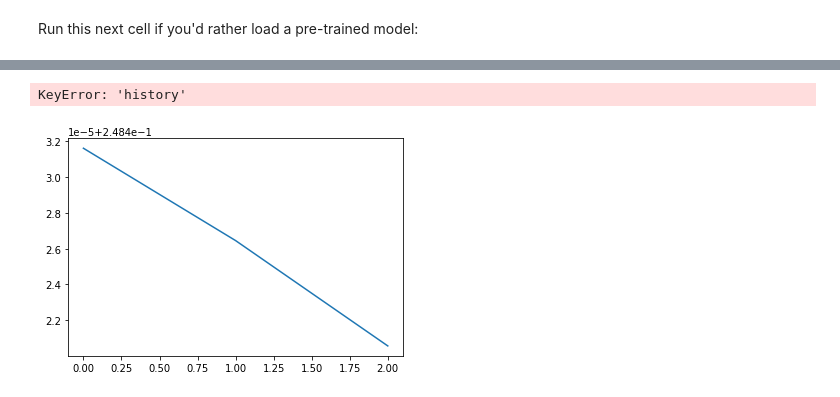
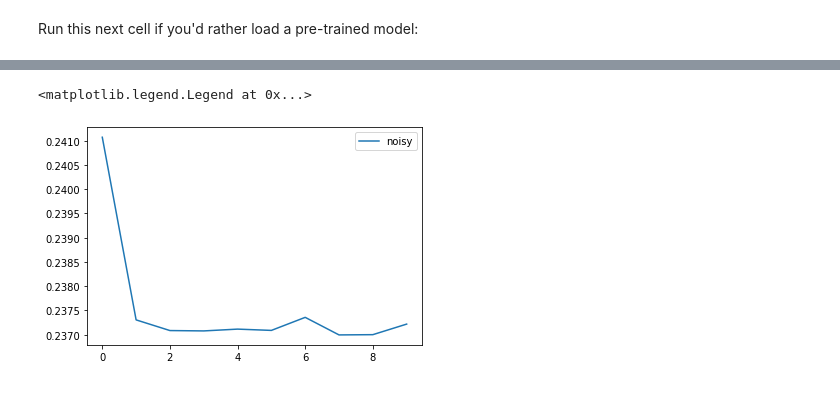
Before and after one commit to DuckTigger/tfq_StateDiscrimination, a Jupyter notebook: compare_models.ipynb, the cells around one changed output, grey strips where cells are left out. Saved outputs shown, nothing was run; the diff lists cells and outputs as text; code cells hidden in the pictures.

Commit message:
add restore from file and run some new models

```diff
--- a/compare_models.ipynb
+++ b/compare_models.ipynb
@@ -67,7 +67,7 @@ leakage_history = leakage_model.fit(
                         x=train_circuits,
                         y=train_labels,
                         batch_size=10,
-                        epochs=3,
+                        epochs=10,
                         verbose=1,
                         validation_data=(test_circuits, test_labels),
                         callbacks=[leakage_callback])
@@ -90,14 +97,14 @@ Epoch 00003: saving model to ../training_out/compare_models/2020_05_13_09_43_26/
 discrimination_history = discrimination_model.fit(x=train_circuits,
                         y=train_labels,
                         batch_size=10,
-                        epochs=3,
+                        epochs=10,
                         verbose=1,
                         validation_data=(test_circuits, test_labels),
                         callbacks=[discrimination_callback])
 
 with open(os.path.join(checkpoint_path, 'discrimination', 'history.pkl'), 'wb') as f:
-    pkl.dump(leakage_history.history, f)
+    pkl.dump(discrimination_history.history, f)
 with open(os.path.join(checkpoint_path, 'discrimination', 'params.pkl'), 'wb') as f:
-    pkl.dump(leakage_history.params, f)
+    pkl.dump(discrimination_history.params, f)
 # %% [output]
 Train on 700 samples, validate on 300 samples
@@ -114,13 +128,13 @@ Epoch 00003: saving model to ../training_out/compare_models/2020_05_13_09_43_26/
 noisy_history = noisy_model.fit(x=train_circuits,
                         y=train_labels,
                         batch_size=10,
-                        epochs=3,
+                        epochs=10,
                         verbose=1,
                         validation_data=(test_circuits, test_labels),
                         callbacks=[noisy_callback])
 with open(os.path.join(checkpoint_path, 'noisy', 'history.pkl'), 'wb') as f:
-    pkl.dump(leakage_history.history, f)
+    pkl.dump(noisy_history.history, f)
 with open(os.path.join(checkpoint_path, 'noisy', 'params.pkl'), 'wb') as f:
-    pkl.dump(leakage_history.params, f)
+    pkl.dump(noisy_history.params, f)
 # %% [output]
 Train on 700 samples, validate on 300 samples
@@ -130,15 +159,21 @@ Run this next cell if you'd rather load a pre-trained model:
 # %%
 save_point = sorted(os.listdir(local_save),
                      key=lambda x: datetime.datetime.strptime(x, '%Y_%m_%d_%H_%M_%S'))[-1]
+
 models_dict = {}
-for model, folder in zip([leakage_model, discrimination_model, noisy_model], ['leakage', 'discrimination', 'noisy']):
+models = [
+    # (leakage_model, 'leakage'),
+    # (discrimination_model, 'discrimination'),
+    (noisy_model, 'noisy')
+]
+for model, folder in models:
     models_dict[folder] = {}
     models_dict[folder]['model'] = model
     path = os.path.join(local_save, save_point, folder)
     model.load_weights(os.path.join(path,  folder + '.ckpt'))
-    loss, acc = model.evaluate(test_circuits, test_labels, verbose=2)
-    models_dict[folder]['loss'] = loss
-    models_dict[folder]['accuracy'] = acc
+    # loss, acc = model.evaluate([test_circuits], [test_labels], verbose=1)
+    # models_dict[folder]['loss'] = loss
+    # models_dict[folder]['accuracy'] = acc
     with open(os.path.join(path, 'history.pkl'), 'rb') as f:
         models_dict[folder]['history'] = pkl.load(f)
     with open(os.path.join(path, 'params.pkl'), 'rb') as f:
@@ -150,8 +181,8 @@ FileNotFoundError: [Errno 2] No such file or directory: '../training_out/compare
 # %%
+fig, ax = plt.subplots()
 for model in models_dict.keys():
-    plt.plot(models_dict[model]['history']['val_loss'], label=model)
+    ax.plot(models_dict[model]['history']['val_loss'], label=model)
 plt.legend()
-plt.show()
 # %% [output]
-KeyError: 'history'
+<matplotlib.legend.Legend at 0x...>
-[figure, old version]
+[figure, new version]
```
Also changed, not shown: parts of 5 cells of this notebook.
